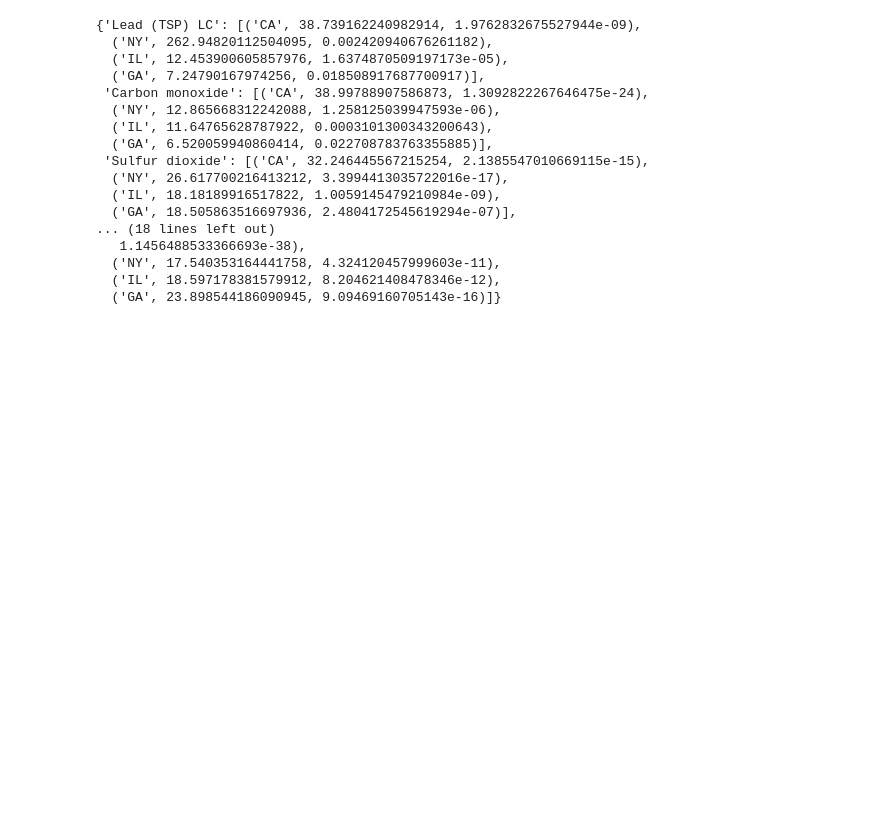
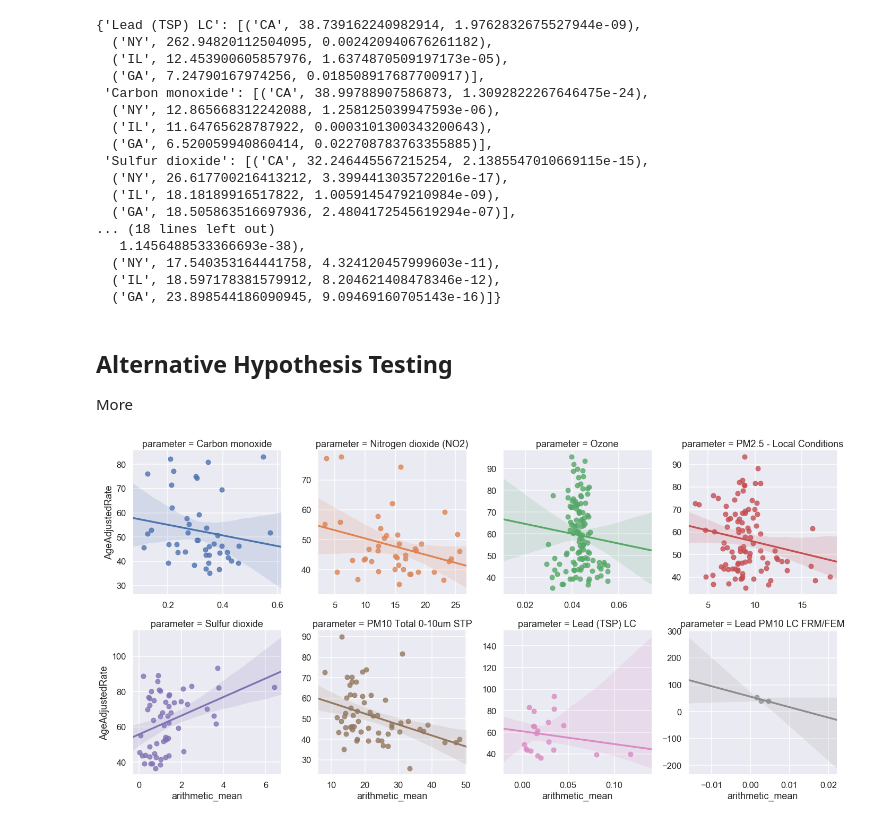
Before and after one commit to bbjornstad-flatiron/flatiron-mod3-project, a Jupyter notebook: data_analysis.ipynb, the cells around one changed output. Drawn from its saved outputs; the diff is of its cells as text; code cells hidden in the pictures; blank space fills up the shorter version.

```diff
--- a/data_analysis.ipynb
+++ b/data_analysis.ipynb
@@ -273,3 +273,22 @@ test_results
   ('NY', 17.540353164441758, 4.324120457999603e-11),
   ('IL', 18.597178381579912, 8.204621408478346e-12),
   ('GA', 23.898544186090945, 9.09469160705143e-16)]}
+# %% [markdown]
+## Alternative Hypothesis Testing
+More
+# %%
+all_dfs_merged = pd.concat([ca_merged_df, ny_merged_df, il_merged_df, ga_merged_df])
+# %%
+all_lm = sns.lmplot(
+    x='arithmetic_mean',
+    y='AgeAdjustedRate',
+    hue='parameter',
+    col='parameter',
+    data=all_dfs_merged,
+    col_wrap=4,
+    sharex=False,
+    sharey=False);
+
+ny_lm.savefig('plots/summative_relations_by_param.png')
+# %% [output]
+[figure, added]
```
Also changed, not shown: parts of 1 cell of this notebook, 2 other files.
